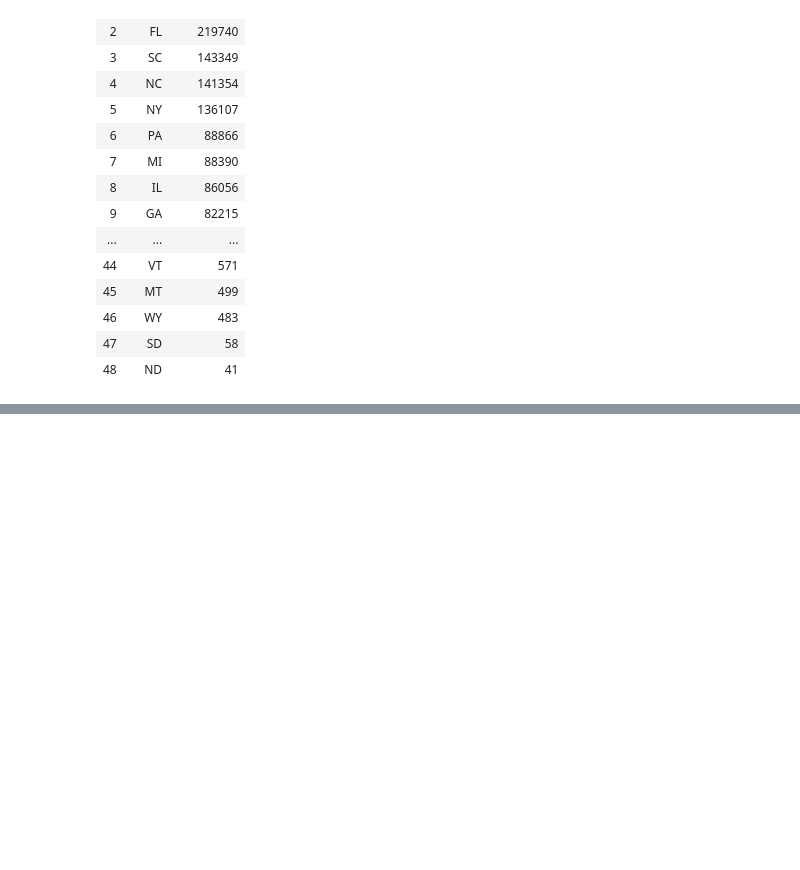
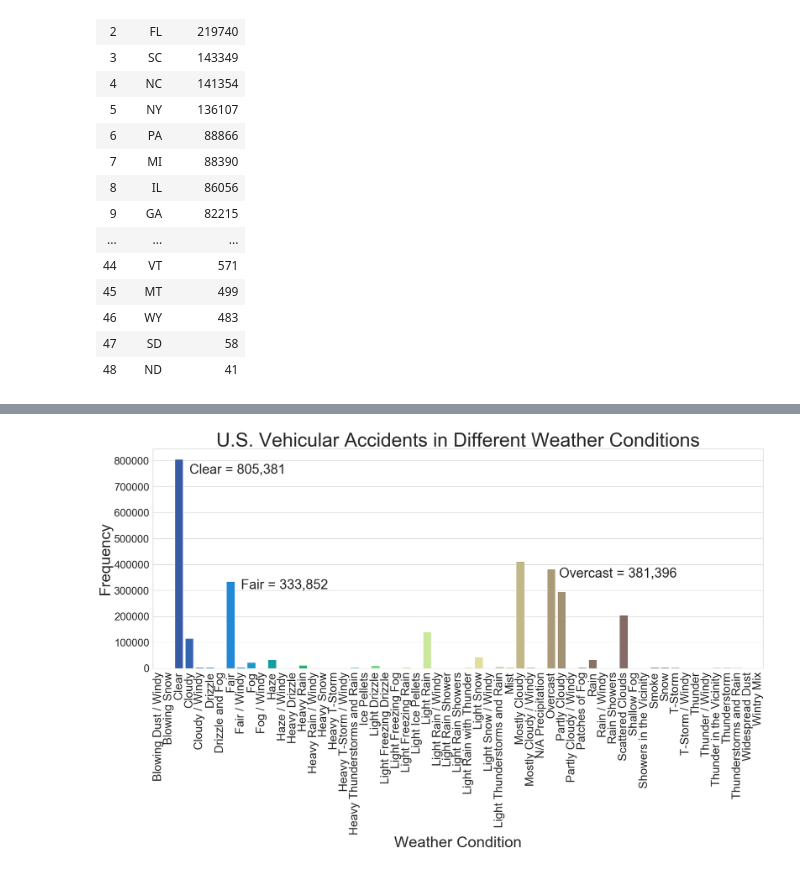
Before and after one commit to mpayumo/accident-severity-us, a Jupyter notebook: accidents-5-MAP.ipynb, the cells around one changed output, grey strips where cells are left out. Drawn from its saved outputs; the diff is of its cells as text; code cells hidden in the pictures; blank space fills up the shorter version.

Commit message:
weather bar

```diff
--- a/accidents-5-MAP.ipynb
+++ b/accidents-5-MAP.ipynb
@@ -103,0 +122,6 @@ m
+# %%
+weather_df=df.Weather_Condition.value_counts().to_frame()
+# %%
+weather_df.reset_index(inplace=True)
+# %%
+weather_df.rename(columns={'index':'Condition', 'Weather_Condition':'Frequency'}, inplace=True)
@@ -103,0 +132,2 @@ m
+# %%
+weather_df.sort_values(by='Condition', inplace=True)
@@ -103,0 +181,29 @@ m
+# %%
+sns.set(style='whitegrid',
+        palette='CMRmap',
+        font_scale=2.5,
+        color_codes=True)
+
+fig, ax = plt.subplots(figsize=(25,16))
+ax = sns.barplot(x='Condition', y='Frequency',
+                data=weather_df,
+                palette='terrain')
+ax.set_xticklabels(ax.get_xticklabels(),
+                  rotation=90,
+                  fontsize=30)
+ax.set_xlabel('Weather Condition',
+             fontsize=40)
+ax.set_ylabel('Frequency',
+             fontsize=40)
+ax.set_title('U.S. Vehicular Accidents in Different Weather Conditions',
+            fontsize=50)
+plt.text(3, 750000, 'Clear = 805,381',
+        fontsize=35)
+plt.text(8, 305000, 'Fair = 333,852',
+        fontsize=35)
+plt.text(38.75, 350000, 'Overcast = 381,396',
+        fontsize=35)
+plt.tight_layout()
+plt.savefig('img/weather.jpg')
+# %% [output]
+[figure, added]
```
Also changed, not shown: parts of 5 cells of this notebook.
